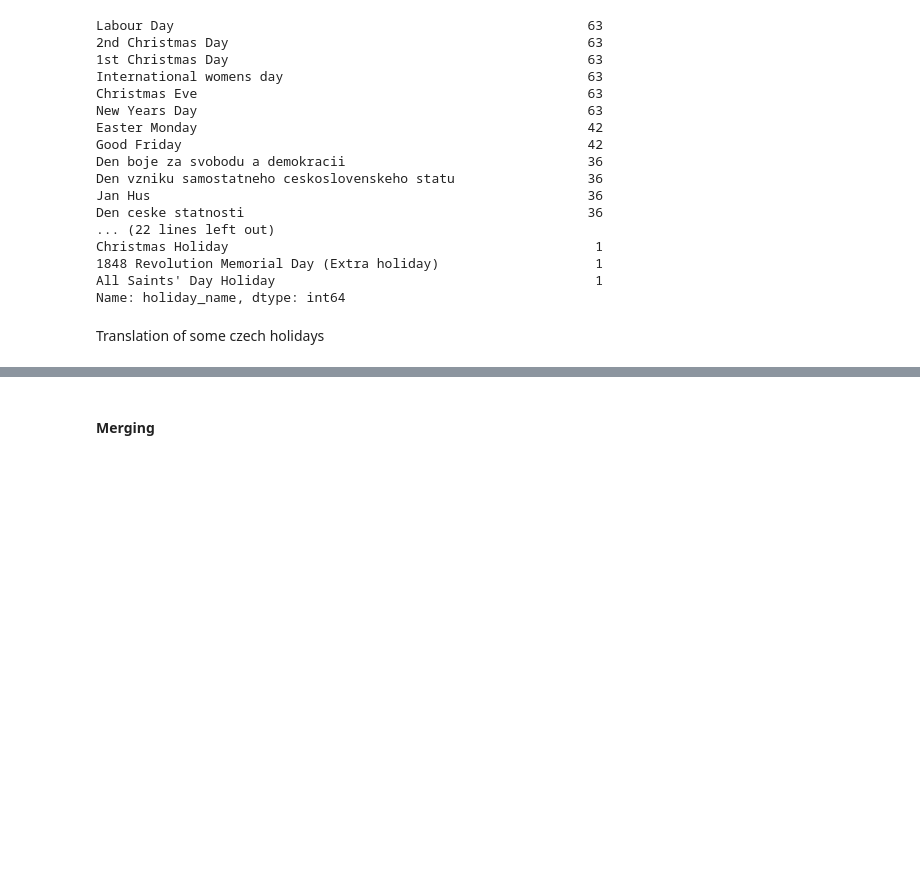
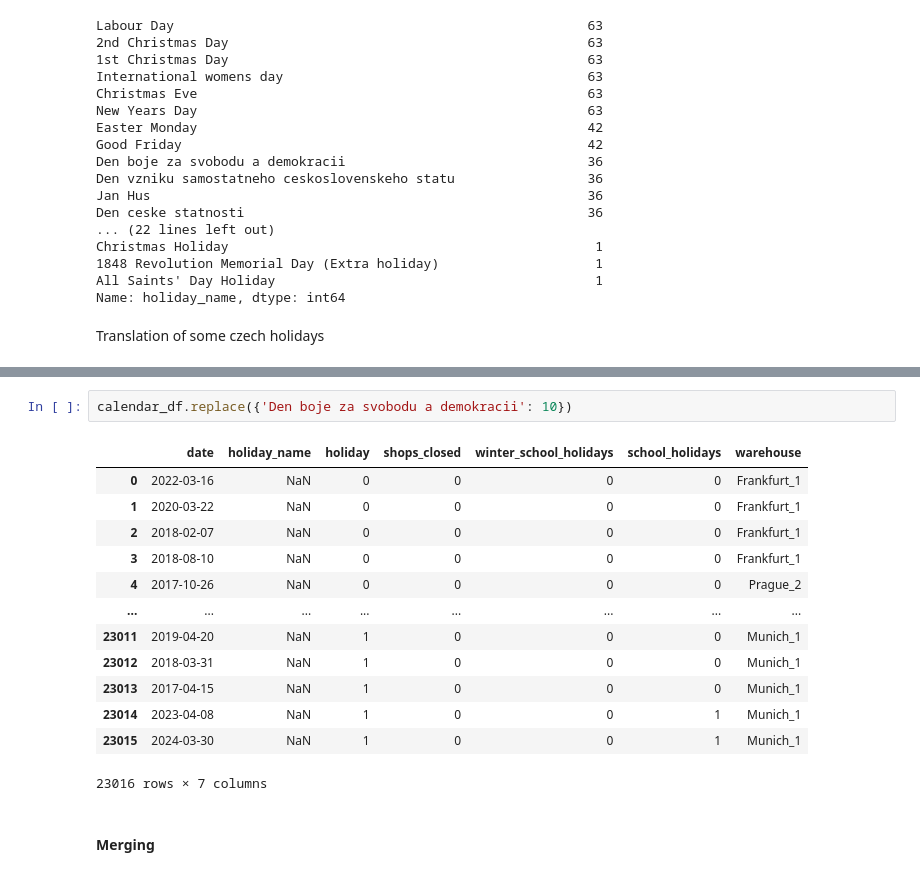
Before and after one commit to lmacakova/PFDA, a Jupyter notebook: pfda_project/project.ipynb, the cells around one changed output, grey strips where cells are left out. Cells and saved outputs as stored; diff of their text form; blank space fills up the shorter version.

```diff
--- a/pfda_project/project.ipynb
+++ b/pfda_project/project.ipynb
@@ -293,3 +305,19 @@ calendar_df['holiday_name'] = calendar_df['holiday_name'].map(holidays_cz)
+# %%
+calendar_df.replace({'Den boje za svobodu a demokracii': 10})
+# %% [output]
+|  | date | holiday_name | holiday | shops_closed | winter_school_holidays | school_holidays | warehouse |
+| 0 | 2022-03-16 | NaN | 0 | 0 | 0 | 0 | Frankfurt_1 |
+| 1 | 2020-03-22 | NaN | 0 | 0 | 0 | 0 | Frankfurt_1 |
+| 2 | 2018-02-07 | NaN | 0 | 0 | 0 | 0 | Frankfurt_1 |
+| 3 | 2018-08-10 | NaN | 0 | 0 | 0 | 0 | Frankfurt_1 |
+| 4 | 2017-10-26 | NaN | 0 | 0 | 0 | 0 | Prague_2 |
+| ... | ... | ... | ... | ... | ... | ... | ... |
+| 23011 | 2019-04-20 | NaN | 1 | 0 | 0 | 0 | Munich_1 |
+| 23012 | 2018-03-31 | NaN | 1 | 0 | 0 | 0 | Munich_1 |
+| 23013 | 2017-04-15 | NaN | 1 | 0 | 0 | 0 | Munich_1 |
+| 23014 | 2023-04-08 | NaN | 1 | 0 | 0 | 1 | Munich_1 |
+| 23015 | 2024-03-30 | NaN | 1 | 0 | 0 | 1 | Munich_1 |
+23016 rows × 7 columns
 # %% [markdown]
 #### Merging
 # %%
```
Also changed, not shown: parts of 24 cells of this notebook, 1 other file.
